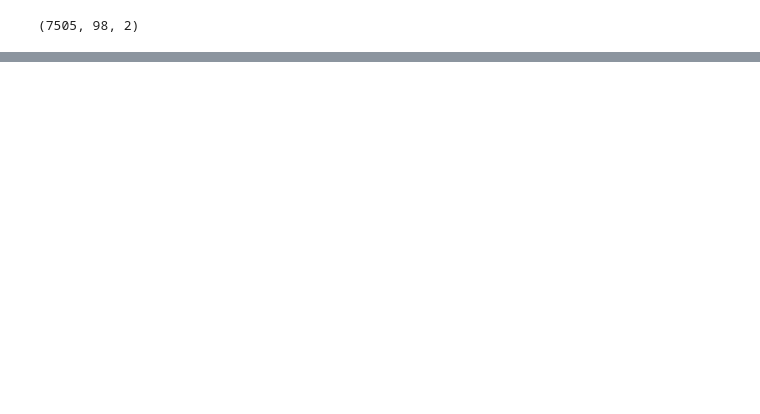
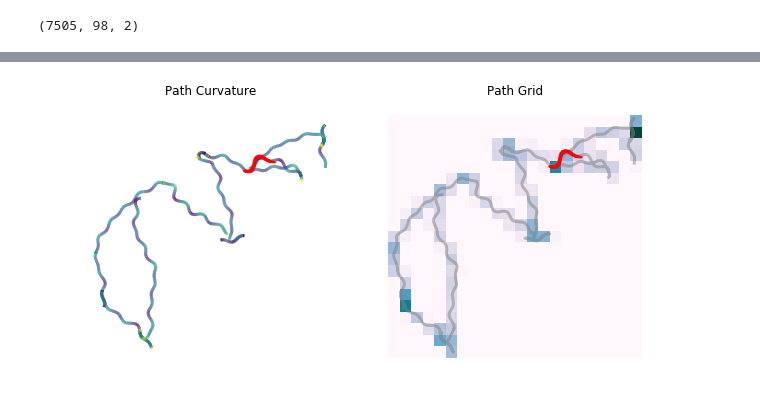
Before and after one commit to ver228/tierpsy-features, a Jupyter notebook: notebooks/Diagrams.ipynb, the cells around one changed output, grey strips where cells are left out. Drawn from its saved outputs; the diff is of its cells as text; code cells hidden in the pictures; blank space fills up the shorter version.

```diff
--- a/notebooks/Diagrams.ipynb
+++ b/notebooks/Diagrams.ipynb
@@ -196,0 +314,94 @@ for eig_w in eigen_worms:
+# %%
+import numba
+from tierpsy_features import get_path_curvatures
+
+
+tc = 800
+cnt = contours[tc]
+skel = skeletons[tc]
+
+path_curvatures_df, path_coords_df = get_path_curvatures(skeletons)
+bin_size_microns = 250
+max_tt = 5000
+
+body_part = 'midbody'
+col_x = 'coord_x_' + body_part
+col_y = 'coord_y_' + body_part
+
+path_x = path_coords_df[col_x].values[:max_tt]
+path_y = path_coords_df[col_y].values[:max_tt]
+
+path_curvature = path_curvatures_df['path_curvature_' + body_part].values[:max_tt]
+
+def digitize(coord):
+
+    coord_n = ((coord - np.nanmin(coord))/bin_size_microns).round()
+
+    coord_n = coord_n[~np.isnan(coord_n)]
+    coord_n = coord_n.astype(np.int)
+    return coord_n
+
+
+
+def calc_histograms(x_digit, y_digit):
+    n_x = np.max(x_digit) + 1
+    n_y = np.max(y_digit) + 1
+
+    H = np.zeros((n_y, n_x))
+    for ii in range(y_digit.size):
+        x = x_digit[ii]
+        y = y_digit[ii]
+
+        H[y, x] += 1
+
+    return H
+
+x_digit = digitize(path_x)
+y_digit = digitize(path_y)
+
+H = calc_histograms(x_digit, y_digit)
+
+fig, axs = plt.subplots(1, 2, figsize = (10, 5))
+
+
+axs[1].imshow(H, cmap = 'PuBuGn')#'YlOrBr')
+axs[1].invert_yaxis()
+
+
+c_mx = np.nanmin(path_x)
+xx = (path_x - c_mx)/bin_size_microns
+
+c_my = np.nanmin(path_y)
+yy = (path_y - c_my)/bin_size_microns
+axs[1].plot(xx, yy, 'gray', lw = 3, alpha=0.5)
+
+
+xx = (cnt[:, 0] - c_mx)/bin_size_microns
+yy = (cnt[:, 1] - c_my)/bin_size_microns
+
+ff, = axs[1].fill(xx, yy, color='r')
+ff.set_zorder(20)
+
+axs[1].axis('equal')
+axs[1].axis('off')
+axs[1].set_title('Path Grid')
+
+curv_range = np.nanpercentile(path_curvature, (5, 95))
+body_coords = np.stack((path_x, path_y)).T
+points = body_coords.reshape(-1, 1, 2)
+segments = np.concatenate([points[:-1], points[1:]], axis=1)
+
+lc = LineCollection(segments,
+                    cmap = plt.get_cmap('viridis'),
+                    norm = plt.Normalize(*curv_range))
+lc.set_array(path_curvature)
+lc.set_linewidth(3)
+
+ff, = axs[0].fill(cnt[:, 0], cnt[:, 1], color='r')
+ff.set_zorder(20)
+
+axs[0].add_collection(lc)
+axs[0].axis('equal')
+axs[0].axis('off')
+axs[0].set_title('Path Curvature')
+# %% [output]
@@ -196,0 +409 @@ for eig_w in eigen_worms:
+[figure, added]
```
Also changed, not shown: parts of 12 cells of this notebook, 1 other file.
